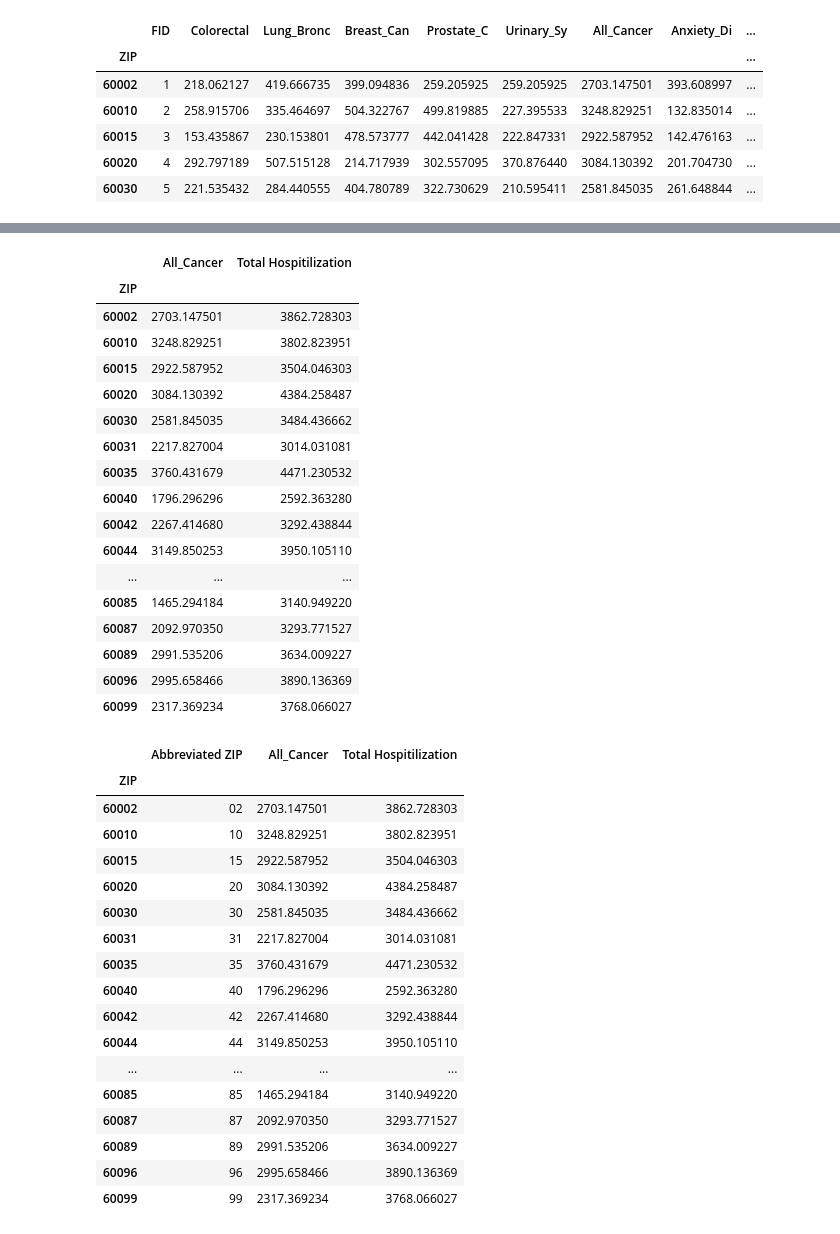
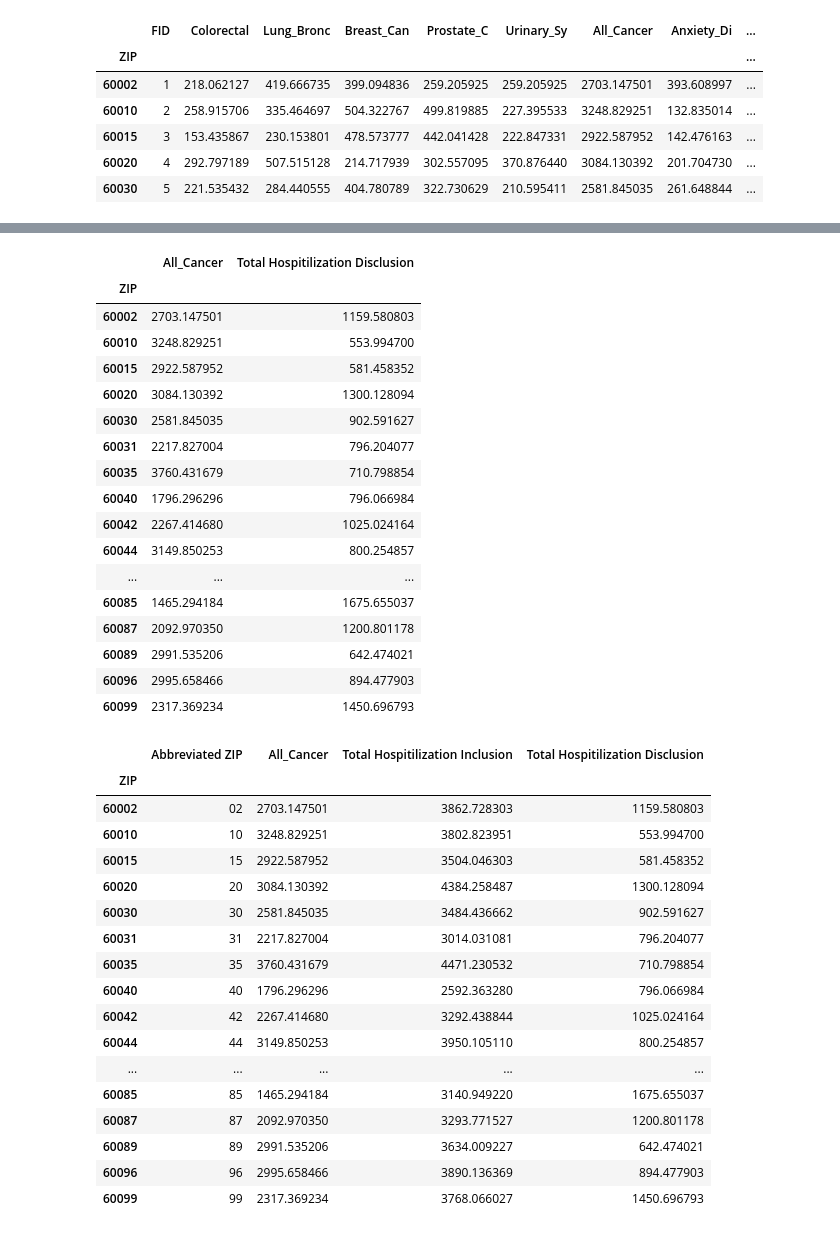
Before and after one commit to jonesm198699/Lake-County-Statistics, a Jupyter notebook: cancer_hospital.ipynb, the cells around one changed output, grey strips where cells are left out. Saved outputs shown, nothing was run; the diff lists cells and outputs as text; code cells hidden in the pictures.

```diff
--- a/cancer_hospital.ipynb
+++ b/cancer_hospital.ipynb
@@ -104,25 +104,27 @@ Name: Total Hospitilization, dtype: float64
 # %%
 #Compare cancer total with hospitlization total side by side for each zip code
-merge_df [["All_Cancer","Total Hospitilization"]]
+merge_df [["All_Cancer","Total Hospitilization Disclusion"]]
 # %% [output]
-|  | All_Cancer | Total Hospitilization |
+|  | All_Cancer | Total Hospitilization Disclusion |
 | ZIP |  |  |
-| 60002 | 2703.147501 | 3862.728303 |
-| 60010 | 3248.829251 | 3802.823951 |
-| 60015 | 2922.587952 | 3504.046303 |
-| 60020 | 3084.130392 | 4384.258487 |
-| 60030 | 2581.845035 | 3484.436662 |
-| 60031 | 2217.827004 | 3014.031081 |
-| 60035 | 3760.431679 | 4471.230532 |
-| 60040 | 1796.296296 | 2592.363280 |
-| 60042 | 2267.414680 | 3292.438844 |
-| 60044 | 3149.850253 | 3950.105110 |
+| 60002 | 2703.147501 | 1159.580803 |
+| 60010 | 3248.829251 | 553.994700 |
+| 60015 | 2922.587952 | 581.458352 |
+| 60020 | 3084.130392 | 1300.128094 |
+| 60030 | 2581.845035 | 902.591627 |
+| 60031 | 2217.827004 | 796.204077 |
+| 60035 | 3760.431679 | 710.798854 |
+| 60040 | 1796.296296 | 796.066984 |
+| 60042 | 2267.414680 | 1025.024164 |
+| 60044 | 3149.850253 | 800.254857 |
 | ... | ... | ... |
-| 60085 | 1465.294184 | 3140.949220 |
-| 60087 | 2092.970350 | 3293.771527 |
-| 60089 | 2991.535206 | 3634.009227 |
-| 60096 | 2995.658466 | 3890.136369 |
-| 60099 | 2317.369234 | 3768.066027 |
+| 60085 | 1465.294184 | 1675.655037 |
+| 60087 | 2092.970350 | 1200.801178 |
+| 60089 | 2991.535206 | 642.474021 |
+| 60096 | 2995.658466 | 894.477903 |
+| 60099 | 2317.369234 | 1450.696793 |
+# %%
+merge_df["Total Hospitilization Inclusion"] = merge_df['Anxiety_Di']+ merge_df ['Mood_Disor'] + merge_df ['Alcohol_re'] + merge_df['Diabetes']+merge_df['Hypertensi']+ merge_df ['Asthma'] + merge_df['F65_FallsER'] +merge_df['All_Cancer']
 # %%
 # Abbreviate zip codes so it's easier to read
 #Turn zip code into string
@@ -135,23 +137,23 @@ merge_df['Abbreviated ZIP'].replace({"600":""})
 
 merge_df ['Abbreviated ZIP'] = [x [3:5]for x in merge_df['Abbreviated ZIP']]
 # %%
-merge_df [["Abbreviated ZIP","All_Cancer","Total Hospitilization"]]
+merge_df [["Abbreviated ZIP","All_Cancer","Total Hospitilization Inclusion", "Total Hospitilization Disclusion"]]
 # %% [output]
-|  | Abbreviated ZIP | All_Cancer | Total Hospitilization |
-| ZIP |  |  |  |
-| 60002 | 02 | 2703.147501 | 3862.728303 |
-| 60010 | 10 | 3248.829251 | 3802.823951 |
-| 60015 | 15 | 2922.587952 | 3504.046303 |
-| 60020 | 20 | 3084.130392 | 4384.258487 |
-| 60030 | 30 | 2581.845035 | 3484.436662 |
-| 60031 | 31 | 2217.827004 | 3014.031081 |
-| 60035 | 35 | 3760.431679 | 4471.230532 |
-| 60040 | 40 | 1796.296296 | 2592.363280 |
-| 60042 | 42 | 2267.414680 | 3292.438844 |
-| 60044 | 44 | 3149.850253 | 3950.105110 |
-| ... | ... | ... | ... |
-| 60085 | 85 | 1465.294184 | 3140.949220 |
-| 60087 | 87 | 2092.970350 | 3293.771527 |
-| 60089 | 89 | 2991.535206 | 3634.009227 |
-| 60096 | 96 | 2995.658466 | 3890.136369 |
-| 60099 | 99 | 2317.369234 | 3768.066027 |
+|  | Abbreviated ZIP | All_Cancer | Total Hospitilization Inclusion | Total Hospitilization Disclusion |
+| ZIP |  |  |  |  |
+| 60002 | 02 | 2703.147501 | 3862.728303 | 1159.580803 |
+| 60010 | 10 | 3248.829251 | 3802.823951 | 553.994700 |
+| 60015 | 15 | 2922.587952 | 3504.046303 | 581.458352 |
+| 60020 | 20 | 3084.130392 | 4384.258487 | 1300.128094 |
+| 60030 | 30 | 2581.845035 | 3484.436662 | 902.591627 |
+| 60031 | 31 | 2217.827004 | 3014.031081 | 796.204077 |
+| 60035 | 35 | 3760.431679 | 4471.230532 | 710.798854 |
+| 60040 | 40 | 1796.296296 | 2592.363280 | 796.066984 |
+| 60042 | 42 | 2267.414680 | 3292.438844 | 1025.024164 |
+| 60044 | 44 | 3149.850253 | 3950.105110 | 800.254857 |
+| ... | ... | ... | ... | ... |
+| 60085 | 85 | 1465.294184 | 3140.949220 | 1675.655037 |
+| 60087 | 87 | 2092.970350 | 3293.771527 | 1200.801178 |
+| 60089 | 89 | 2991.535206 | 3634.009227 | 642.474021 |
+| 60096 | 96 | 2995.658466 | 3890.136369 | 894.477903 |
+| 60099 | 99 | 2317.369234 | 3768.066027 | 1450.696793 |
```
Also changed, not shown: parts of 13 cells of this notebook.
